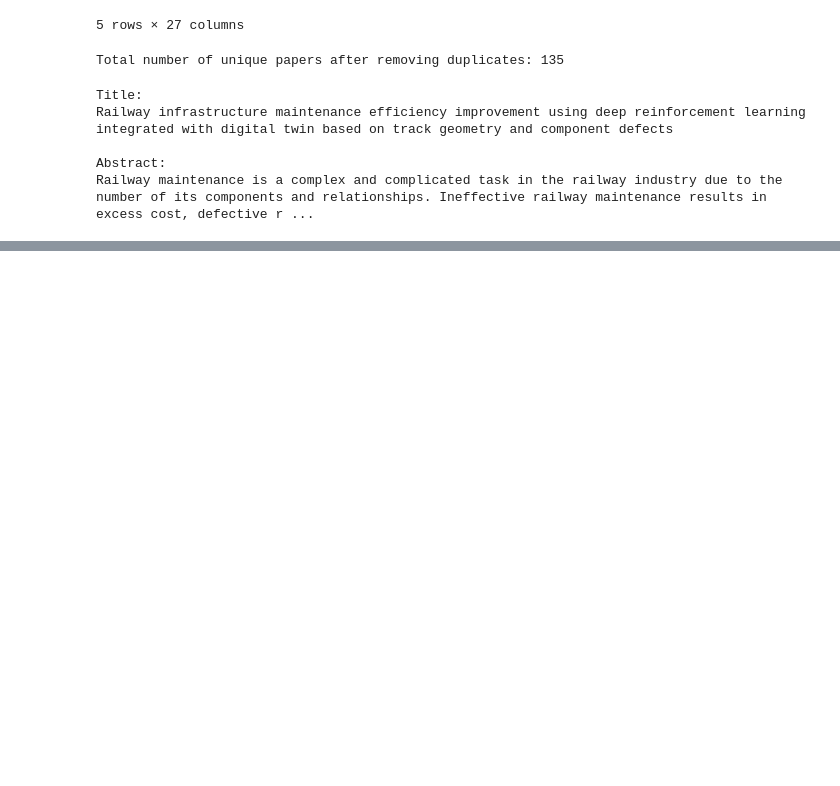
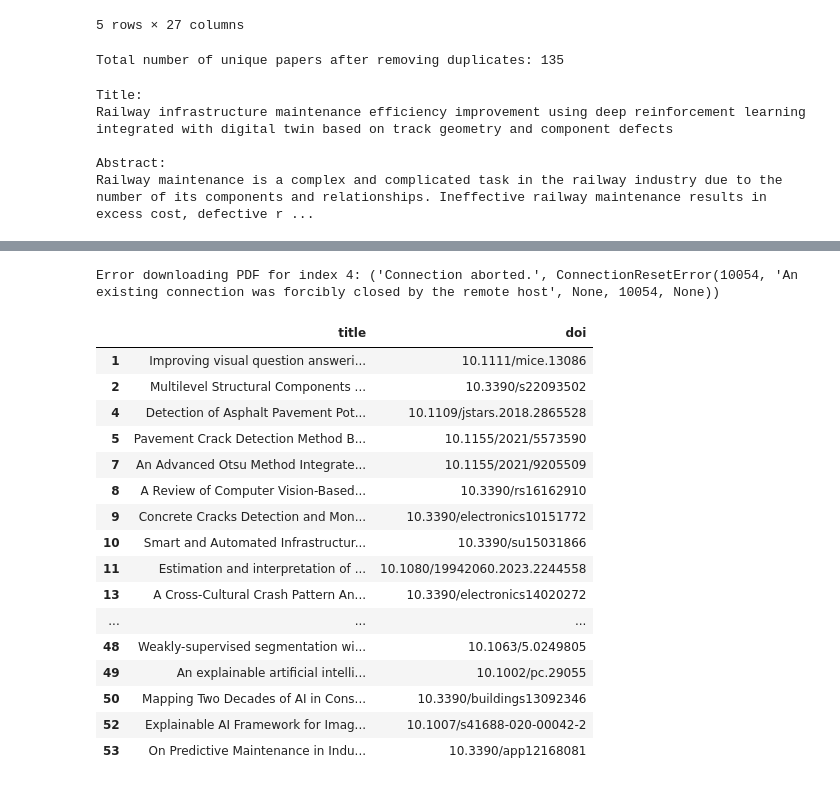
Before and after one commit to AbubakarDanhaya/xai-civil-infrastructure-review, a Jupyter notebook: notebooks/02_data_cleaning.ipynb, the cells around one changed output, grey strips where cells are left out. Saved outputs shown, nothing was run; the diff lists cells and outputs as text; code cells hidden in the pictures; blank space fills up the shorter version.

```diff
--- a/notebooks/02_data_cleaning.ipynb
+++ b/notebooks/02_data_cleaning.ipynb
@@ -323,0 +370,7 @@ df.to_csv("../data/processed/fnl_scr_dataset2.csv", index=False)
+# %%
+import pandas as pd
+
+df = pd.read_csv("../data/processed/fnl_scr_dataset3.csv")
+
+df.columns
+df["publisher"].value_counts()
@@ -323,0 +441,56 @@ df.to_csv("../data/processed/fnl_scr_dataset2.csv", index=False)
+# %%
+
+# Papers already downloaded
+downloaded = [0, 3, 6, 12, 14, 18, 21, 22, 23, 27, 30, 32, 39, 40, 41, 43, 46, 51]
+
+# Remaining papers
+df_remaining = df.drop(index=downloaded)
+
+# Create folder if it doesn't exist
+os.makedirs("../papers", exist_ok=True)
+
+# Download remaining papers
+for i, row in tqdm(df_remaining.iterrows(), total=len(df_remaining)):
+
+    # Skip non-open-access papers
+    if not row["open_access"]:
+        continue
+
+    pdf_url = row.get("pdf_url")
+
+    if pd.notna(pdf_url):
+        try:
+            response = requests.get(pdf_url, timeout=(30, 60))
+
+            if response.status_code == 200:
+                filename = f"{i}.pdf"
+                filepath = os.path.join("../papers", filename)
+
+                with open(filepath, "wb") as f:
+                    f.write(response.content)
+
+        except Exception as e:
+            print(f"Error downloading PDF for index {i}: {e}")
+# %% [output]
+Error downloading PDF for index 4: ('Connection aborted.', ConnectionResetError(10054, 'An existing connection was forcibly closed by the remote host', None, 10054, None))
+# %%
+notes = df_remaining[["title", "doi"]]
+notes
+# %% [output]
+|  | title | doi |
+| 1 | Improving visual question answeri... | 10.1111/mice.13086 |
+| 2 | Multilevel Structural Components ... | 10.3390/s22093502 |
+| 4 | Detection of Asphalt Pavement Pot... | 10.1109/jstars.2018.2865528 |
+| 5 | Pavement Crack Detection Method B... | 10.1155/2021/5573590 |
+| 7 | An Advanced Otsu Method Integrate... | 10.1155/2021/9205509 |
+| 8 | A Review of Computer Vision-Based... | 10.3390/rs16162910 |
+| 9 | Concrete Cracks Detection and Mon... | 10.3390/electronics10151772 |
+| 10 | Smart and Automated Infrastructur... | 10.3390/su15031866 |
+| 11 | Estimation and interpretation of ... | 10.1080/19942060.2023.2244558 |
+| 13 | A Cross-Cultural Crash Pattern An... | 10.3390/electronics14020272 |
+| ... | ... | ... |
+| 48 | Weakly-supervised segmentation wi... | 10.1063/5.0249805 |
+| 49 | An explainable artificial intelli... | 10.1002/pc.29055 |
+| 50 | Mapping Two Decades of AI in Cons... | 10.3390/buildings13092346 |
+| 52 | Explainable AI Framework for Imag... | 10.1007/s41688-020-00042-2 |
+| 53 | On Predictive Maintenance in Indu... | 10.3390/app12168081 |
```
Also changed, not shown: parts of 13 cells of this notebook.
